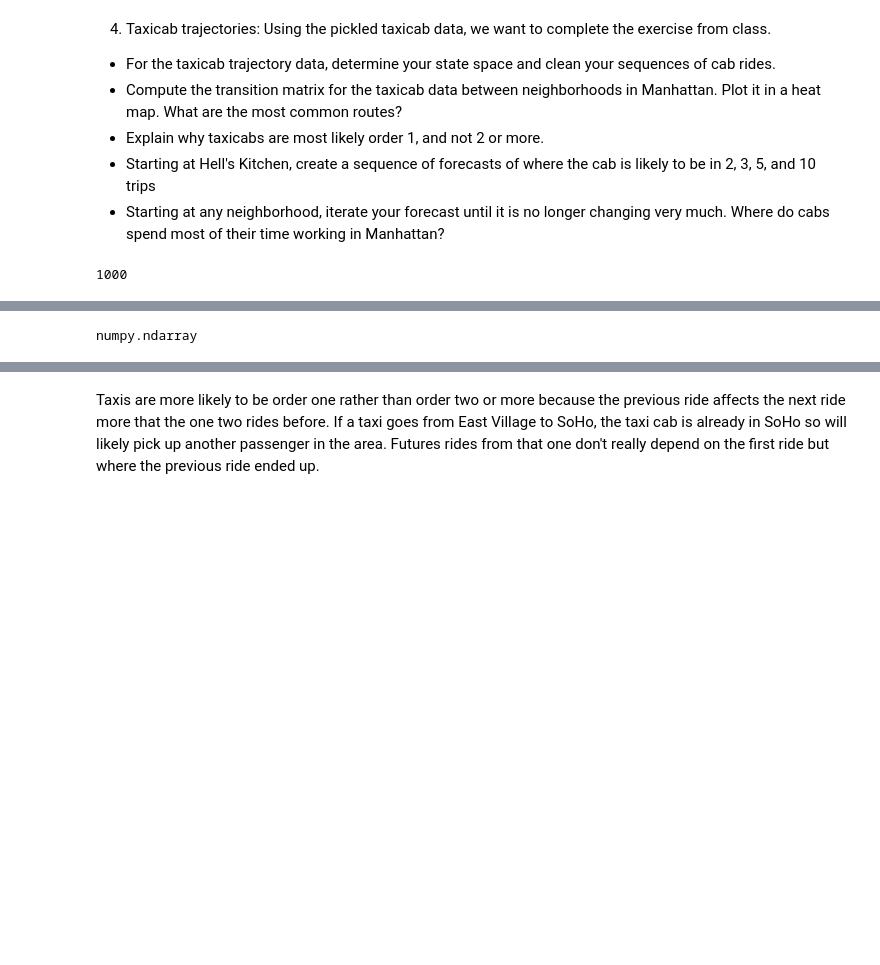
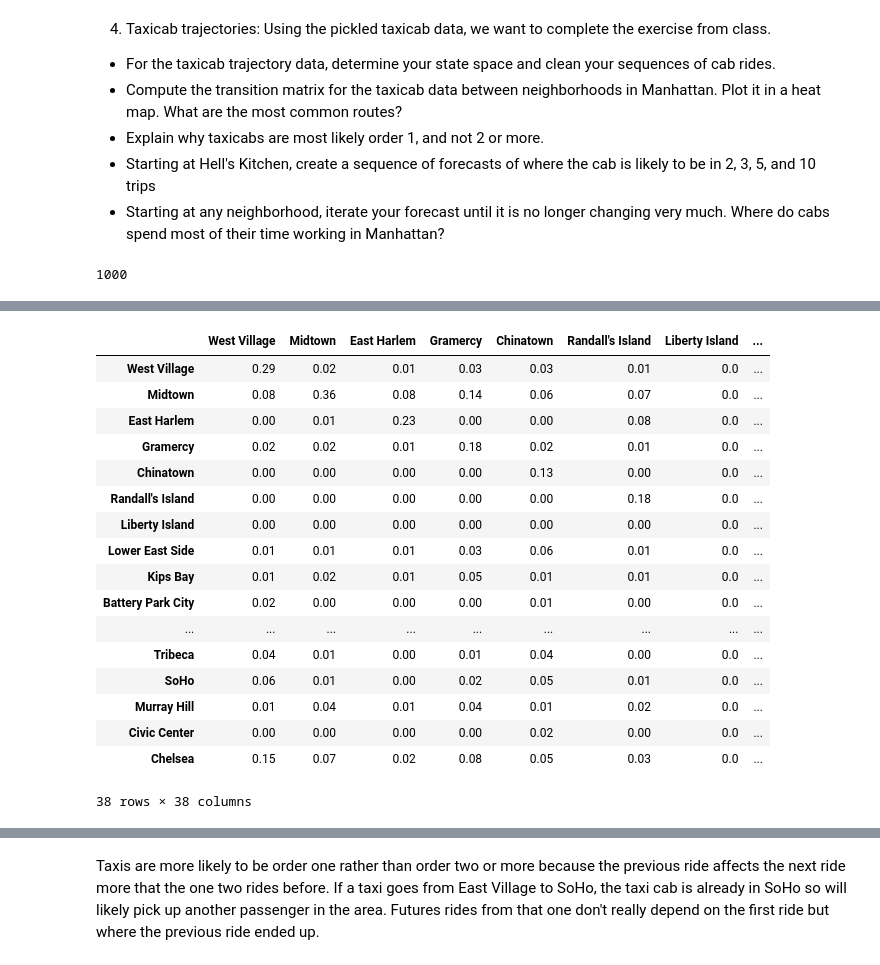
Before and after one commit to gegeorge25/DS5030_public_repo_grace_george, a Jupyter notebook: assignment_5.ipynb, the cells around one changed output, grey strips where cells are left out. Cells and saved outputs as stored; diff of their text form; code cells hidden in the pictures; blank space fills up the shorter version.

```diff
--- a/assignment_5.ipynb
+++ b/assignment_5.ipynb
@@ -481,4 +506,0 @@ array([[3.60681975e-01, 3.70198357e-04, 1.37412127e-02, ...,
-# %%
-type(T)
-# %% [output]
-numpy.ndarray
@@ -485,3 +509,24 @@ numpy.ndarray
+# %%
+pd.DataFrame(np.round(T,2), index=states, columns=states)
+# %% [output]
+|  | West Village | Midtown | East Harlem | Gramercy | Chinatown | Randall's Island | Liberty Island | ... |
+| West Village | 0.29 | 0.02 | 0.01 | 0.03 | 0.03 | 0.01 | 0.0 | ... |
+| Midtown | 0.08 | 0.36 | 0.08 | 0.14 | 0.06 | 0.07 | 0.0 | ... |
+| East Harlem | 0.00 | 0.01 | 0.23 | 0.00 | 0.00 | 0.08 | 0.0 | ... |
+| Gramercy | 0.02 | 0.02 | 0.01 | 0.18 | 0.02 | 0.01 | 0.0 | ... |
+| Chinatown | 0.00 | 0.00 | 0.00 | 0.00 | 0.13 | 0.00 | 0.0 | ... |
+| Randall's Island | 0.00 | 0.00 | 0.00 | 0.00 | 0.00 | 0.18 | 0.0 | ... |
+| Liberty Island | 0.00 | 0.00 | 0.00 | 0.00 | 0.00 | 0.00 | 0.0 | ... |
+| Lower East Side | 0.01 | 0.01 | 0.01 | 0.03 | 0.06 | 0.01 | 0.0 | ... |
+| Kips Bay | 0.01 | 0.02 | 0.01 | 0.05 | 0.01 | 0.01 | 0.0 | ... |
+| Battery Park City | 0.02 | 0.00 | 0.00 | 0.00 | 0.01 | 0.00 | 0.0 | ... |
+| ... | ... | ... | ... | ... | ... | ... | ... | ... |
+| Tribeca | 0.04 | 0.01 | 0.00 | 0.01 | 0.04 | 0.00 | 0.0 | ... |
+| SoHo | 0.06 | 0.01 | 0.00 | 0.02 | 0.05 | 0.01 | 0.0 | ... |
+| Murray Hill | 0.01 | 0.04 | 0.01 | 0.04 | 0.01 | 0.02 | 0.0 | ... |
+| Civic Center | 0.00 | 0.00 | 0.00 | 0.00 | 0.02 | 0.00 | 0.0 | ... |
+| Chelsea | 0.15 | 0.07 | 0.02 | 0.08 | 0.05 | 0.03 | 0.0 | ... |
+38 rows × 38 columns
 # %%
 import seaborn as sns
 import matplotlib.pyplot as plt
```
Also changed, not shown: parts of 18 cells of this notebook.
